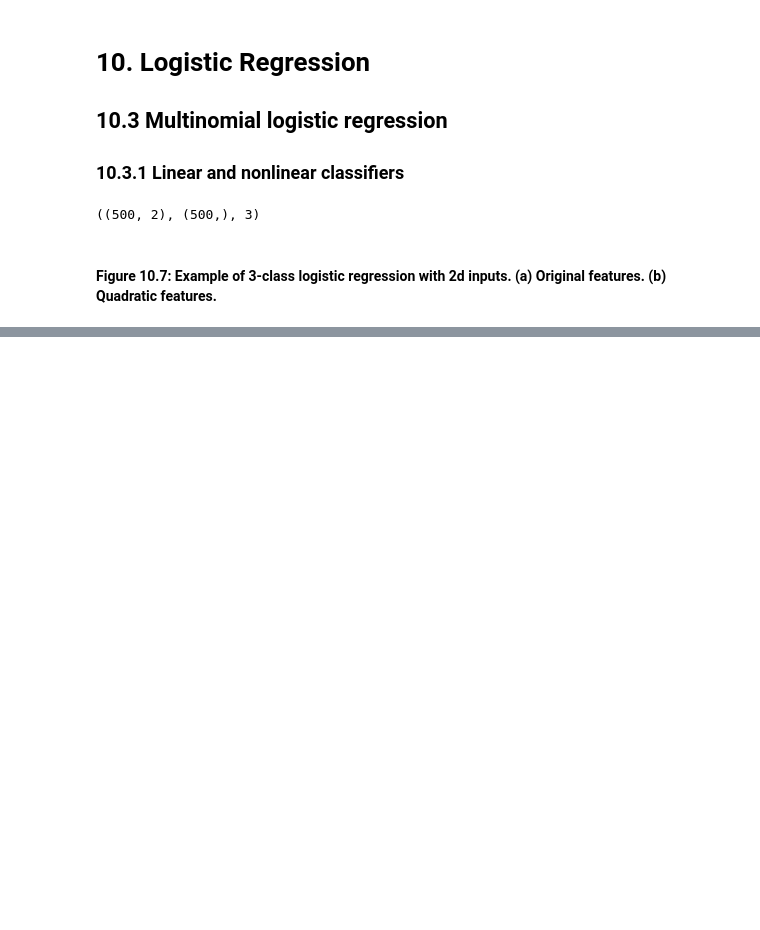
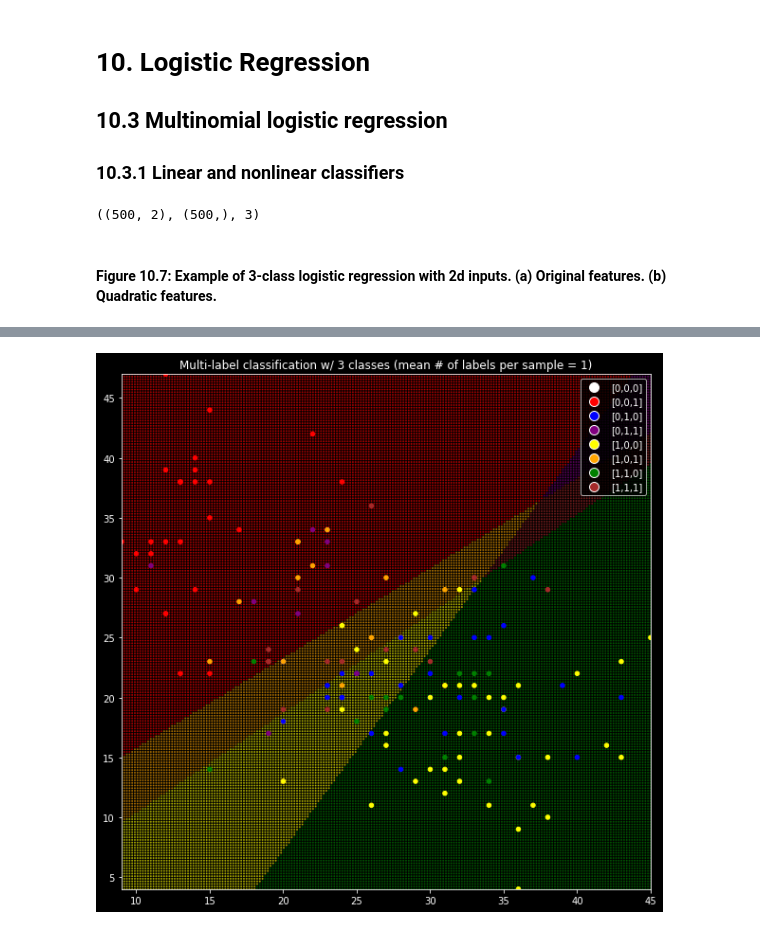
Before and after one commit to chofchof/probml, a Jupyter notebook: notebooks/book1/10/logreg_multiclass_demo.ipynb, the cells around one changed output, grey strips where cells are left out. Cells and saved outputs as stored; diff of their text form; code cells hidden in the pictures; blank space fills up the shorter version.

```diff
--- a/notebooks/book1/10/logreg_multiclass_demo.ipynb
+++ b/notebooks/book1/10/logreg_multiclass_demo.ipynb
@@ -72,0 +93,37 @@ fig.tight_layout()
+# %%
+# [0, 0, 1] red, [0, 1, 0] blue, [1, 0, 0] yellow
+# [0, 1, 1] red + blue = purple, [1, 0, 1] red + yellow = orange, [1, 1, 0] blue + yellow = green
+# [0, 0, 0] white, [1, 1, 1] red + blue + yellow = brown
+COLORS = np.array(['white', 'red', 'blue', 'purple', 'yellow', 'orange', 'green', 'brown'])
+LABELS = ['[0,0,0]', '[0,0,1]', '[0,1,0]', '[0,1,1]', '[1,0,0]', '[1,0,1]', '[1,1,0]', '[1,1,1]']
+
+from matplotlib.lines import Line2D
+legend_elements = [
+    Line2D([0], [0], marker='o', linestyle='', label=label, markerfacecolor=c, markersize=10)
+    for c, label in zip(COLORS, LABELS)
+]
+
+n_grid = 200
+x0_min, x1_min = X.min(axis=0)
+x0_max, x1_max = X.max(axis=0)
+xx, yy = np.meshgrid(np.linspace(x0_min, x0_max, n_grid), np.linspace(x1_min, x1_max, n_grid))
+grid = np.c_[xx.ravel(), yy.ravel()]
+Z = clf.predict(grid)
+
+_, ax = plt.subplots(figsize=(10, 10))
+ax.scatter(
+    grid[:, 0], grid[:, 1],
+    s = 5, marker='.', alpha=0.5,
+    color=COLORS.take((Z * [4, 2, 1]).sum(axis=1))
+)
+ax.scatter(
+    X[:, 0], X[:, 1],
+    s = 20, marker='o',
+    color=COLORS.take((y * [4, 2, 1]).sum(axis=1))
+)
+ax.set_xlim((x0_min, x0_max))
+ax.set_ylim((x1_min, x1_max))
+ax.set_title(f"Multi-label classification w/ {n_classes} classes (mean # of labels per sample = 1)")
+ax.legend(handles=legend_elements, loc='upper right');
+# %% [output]
+[figure, added]
```
Also changed, not shown: parts of 4 cells of this notebook, 4 other files.
